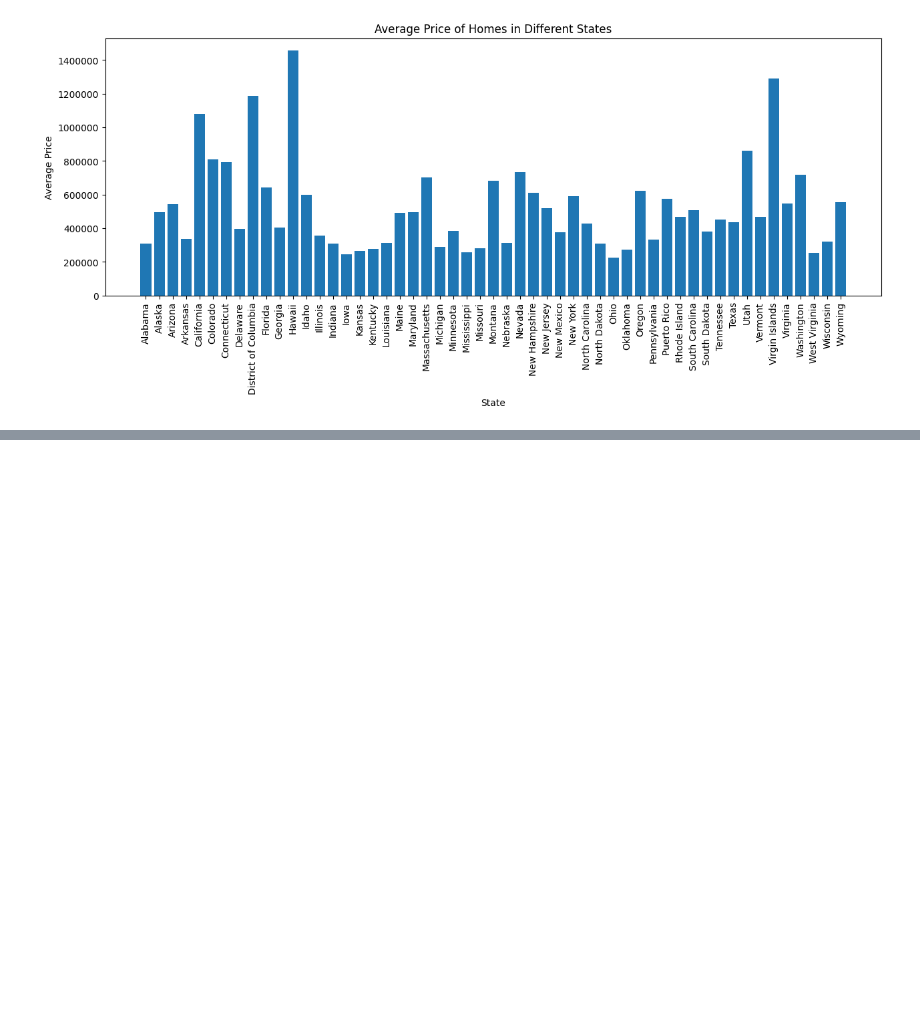
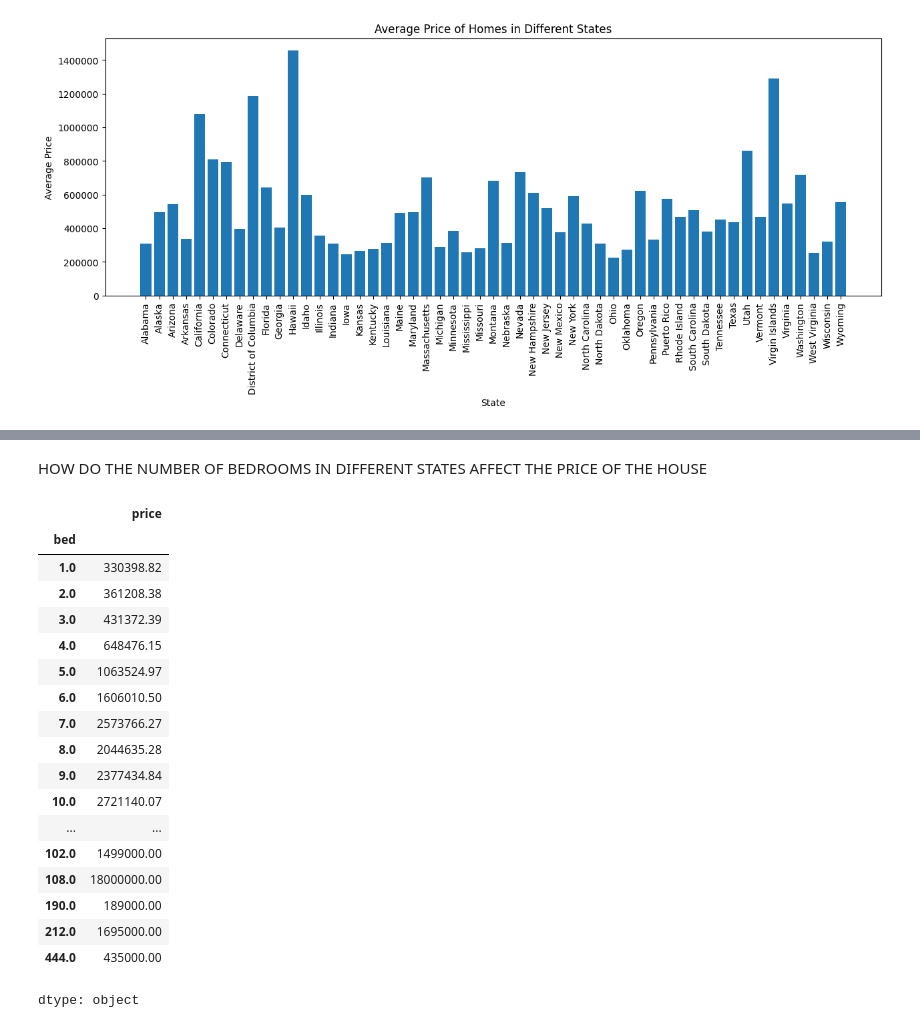
Before and after one commit to njaunick/Project1-Team4-, a Jupyter notebook: Project1.ipynb, the cells around one changed output, grey strips where cells are left out. Drawn from its saved outputs; the diff is of its cells as text; code cells hidden in the pictures; blank space fills up the shorter version.

```diff
--- a/Project1.ipynb
+++ b/Project1.ipynb
@@ -157,0 +176,27 @@ plt.show()
+# %% [markdown]
+HOW DO THE NUMBER OF BEDROOMS IN DIFFERENT STATES AFFECT THE PRICE OF THE HOUSE
+# %%
+# Initial analysis
+bb_price = real_estate_df2[["bed","bath","price","state","zip_code"]]
+avg_bb_price = bb_price.groupby(["bed"])["price"].mean().apply(lambda x: '{:.2f}'.format(x))
+avg_bb_price
+# %% [output]
+|  | price |
+| bed |  |
+| 1.0 | 330398.82 |
+| 2.0 | 361208.38 |
+| 3.0 | 431372.39 |
+| 4.0 | 648476.15 |
+| 5.0 | 1063524.97 |
+| 6.0 | 1606010.50 |
+| 7.0 | 2573766.27 |
+| 8.0 | 2044635.28 |
+| 9.0 | 2377434.84 |
+| 10.0 | 2721140.07 |
+| ... | ... |
+| 102.0 | 1499000.00 |
+| 108.0 | 18000000.00 |
+| 190.0 | 189000.00 |
+| 212.0 | 1695000.00 |
+| 444.0 | 435000.00 |
+dtype: object
```
Also changed, not shown: parts of 8 cells of this notebook.
